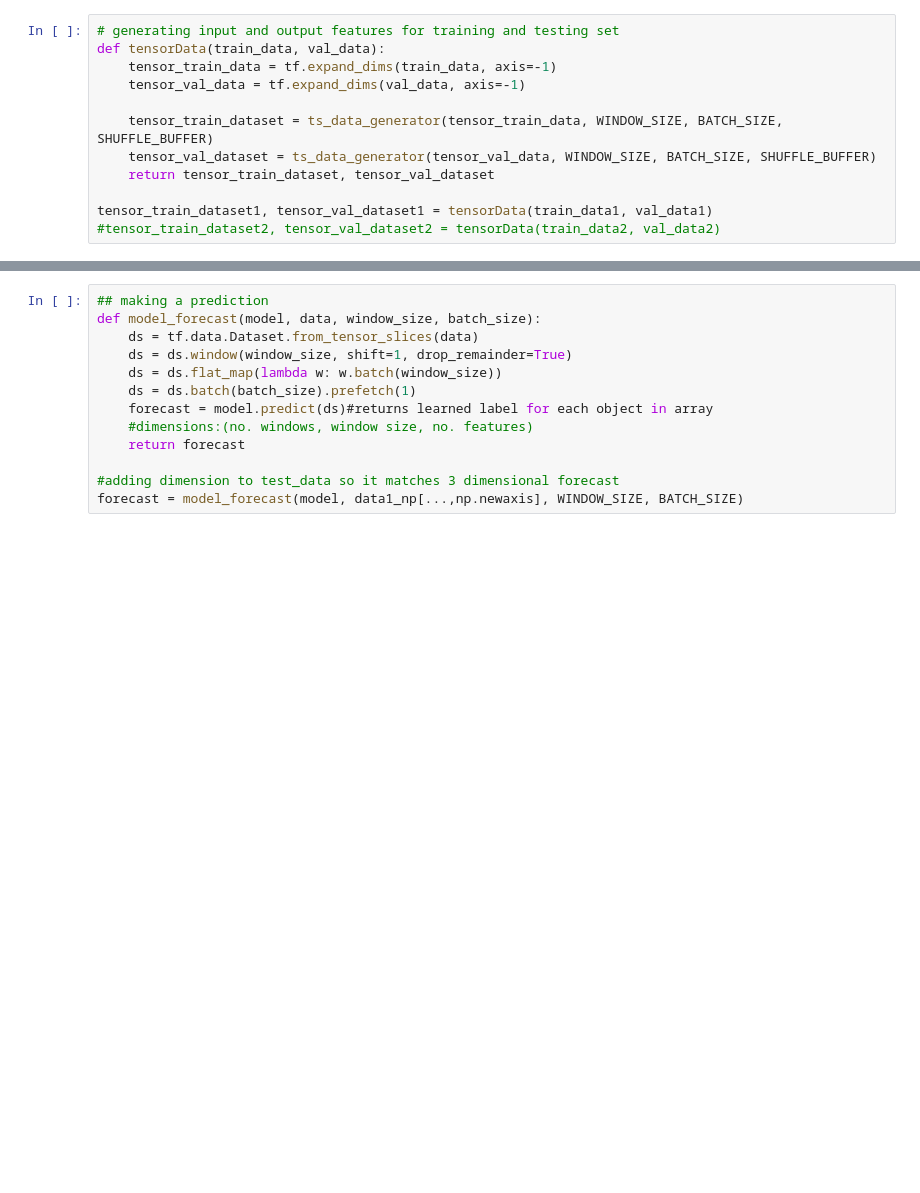
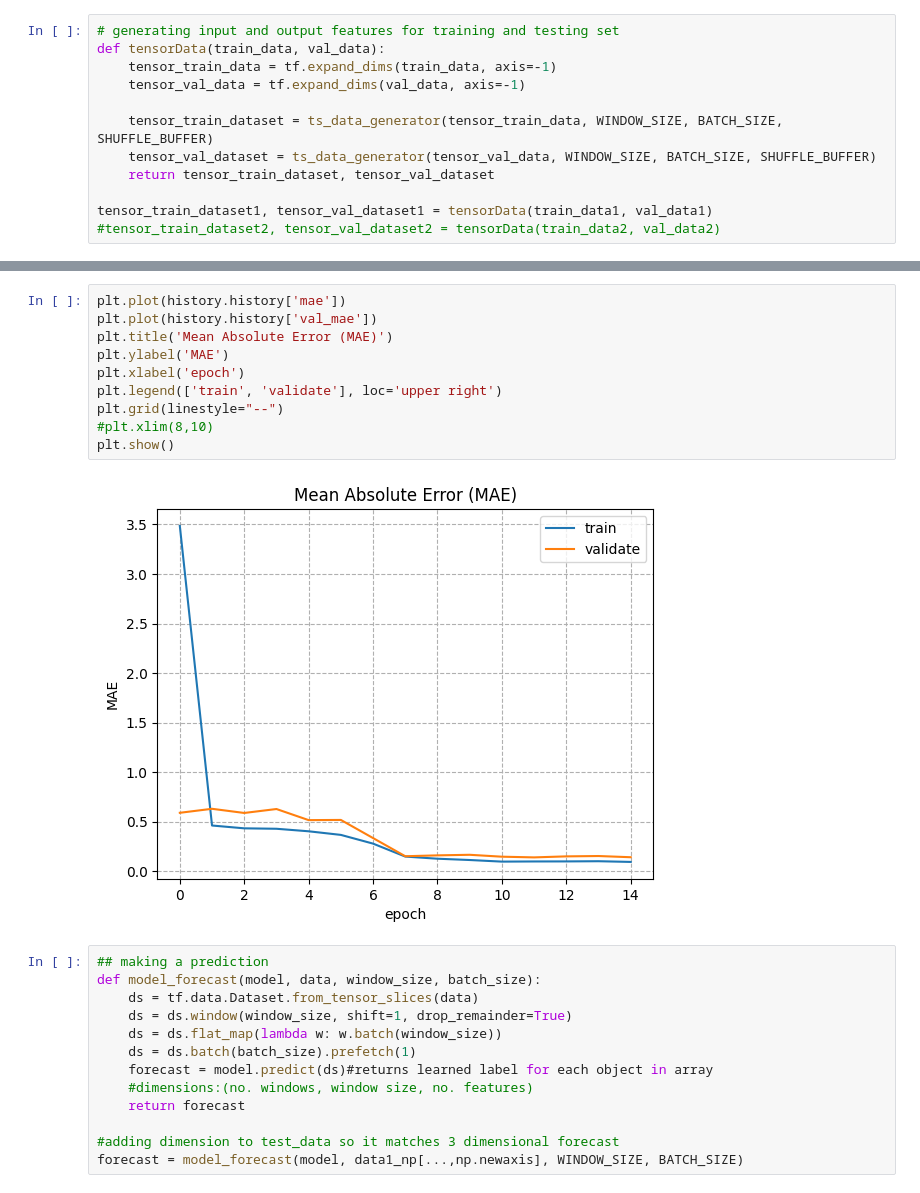
Before and after one commit to adelaidefrieze98/FinalYearProject, a Jupyter notebook: modelTrainingActual.ipynb, the cells around one changed output, grey strips where cells are left out. Saved outputs shown, nothing was run; the diff lists cells and outputs as text; blank space fills up the shorter version.

```diff
--- a/modelTrainingActual.ipynb
+++ b/modelTrainingActual.ipynb
@@ -174,3 +178,15 @@ Epoch 10/10
+# %%
+plt.plot(history.history['mae'])
+plt.plot(history.history['val_mae'])
+plt.title('Mean Absolute Error (MAE)')
+plt.ylabel('MAE')
+plt.xlabel('epoch')
+plt.legend(['train', 'validate'], loc='upper right')
+plt.grid(linestyle="--")
+#plt.xlim(8,10)
+plt.show()
+# %% [output]
+[figure, added]
 # %%
 ## making a prediction
 def model_forecast(model, data, window_size, batch_size):
```
Also changed, not shown: parts of 7 cells of this notebook.
